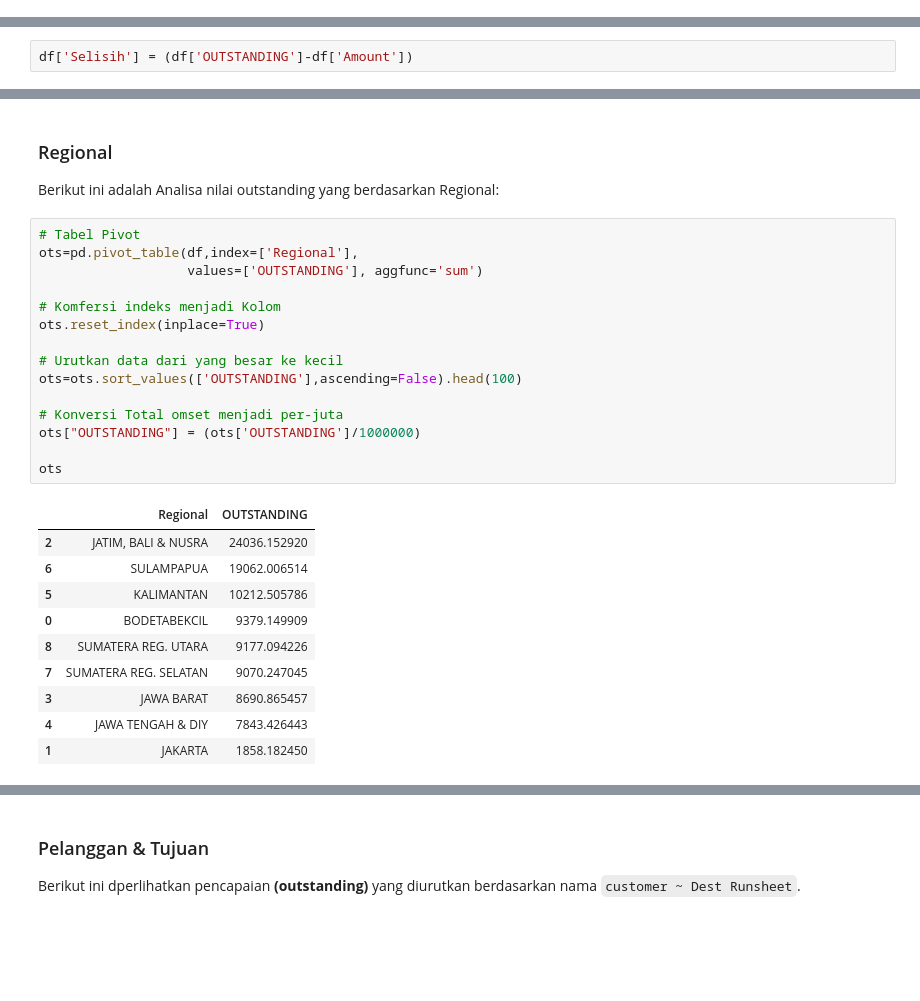
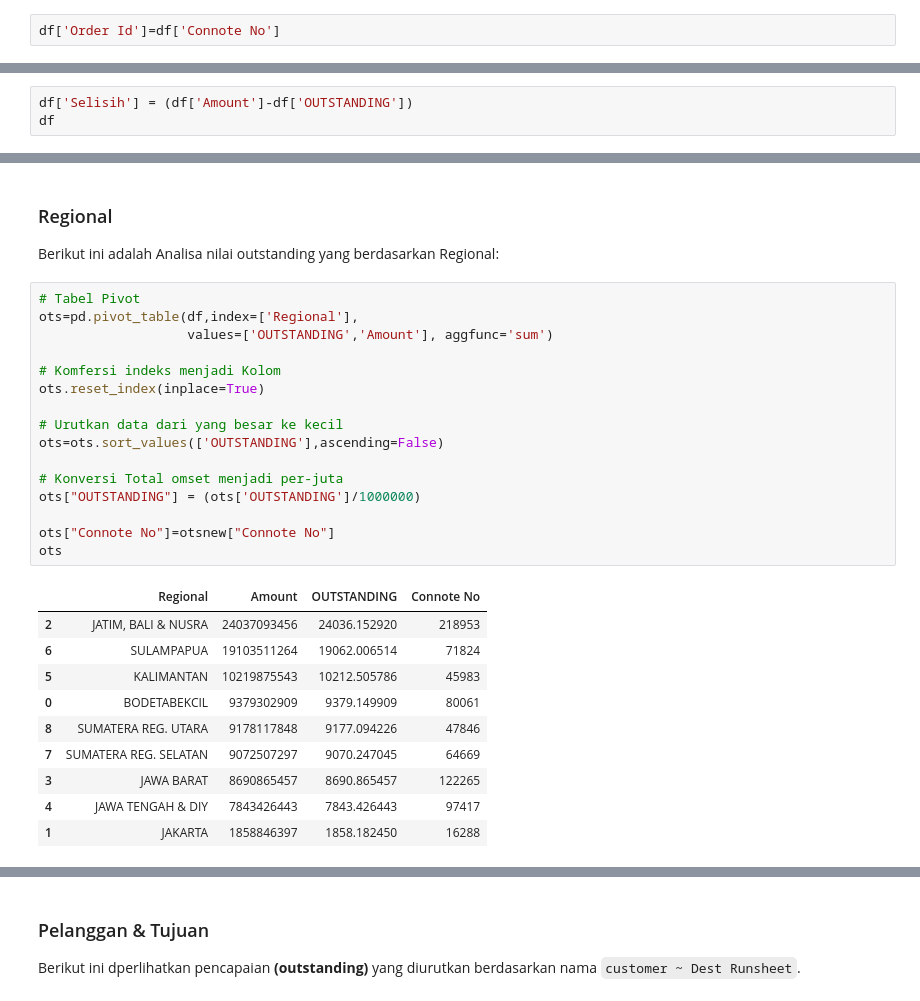
Before and after one commit to sainzdata/Py_JNE, a Jupyter notebook: 4_Mini_Project.ipynb, the cells around one changed output, grey strips where cells are left out. Drawn from its saved outputs; the diff is of its cells as text; blank space fills up the shorter version.

```diff
--- a/4_Mini_Project.ipynb
+++ b/4_Mini_Project.ipynb
@@ -190,6 +192,8 @@ dtype: int64
 ### Quiz 2
 
 Bagaimana jika anda ingin menggantikan semua nilai pada 'Order Id' adalah sama dengan 'Connote No'? Buatlah script anda menggunakan Python!
+# %%
+df['Order Id']=df['Connote No']
 # %% [markdown]
 ## Periksa Data Duplikat
 
@@ -359,4 +363,5 @@ Berikan pendapat (temuan) anda mengenai statistik deskriptif kategorikal diatas!
 
 Dalam analisis data terkadang kita perlu membuat kolom baru untuk menampung informasi yang lebih detail yang dapat membantu kita melihat lebih jauh tentang data yang sedang kita observasi. Untuk itu, pada tulisan ini, saya akan membahas cara menambahkan kolom baru pada dataframe pandas. Berikut ini dilakukan penambahan kolom baru untuk melihat `Selisih` nilai antara kolom `Amount` dan `OUTSTANDING`.
 # %%
-df['Selisih'] = (df['OUTSTANDING']-df['Amount'])
+df['Selisih'] = (df['Amount']-df['OUTSTANDING'])
+df
@@ -373,29 +392,30 @@ Berikut ini adalah Analisa nilai outstanding yang berdasarkan Regional:
 # %%
 # Tabel Pivot
 ots=pd.pivot_table(df,index=['Regional'],
-                   values=['OUTSTANDING'], aggfunc='sum')
+                   values=['OUTSTANDING','Amount'], aggfunc='sum')
 
 # Komfersi indeks menjadi Kolom
 ots.reset_index(inplace=True)
 
 # Urutkan data dari yang besar ke kecil
-ots=ots.sort_values(['OUTSTANDING'],ascending=False).head(100)
+ots=ots.sort_values(['OUTSTANDING'],ascending=False)
 
 # Konversi Total omset menjadi per-juta
 ots["OUTSTANDING"] = (ots['OUTSTANDING']/1000000)
 
+ots["Connote No"]=otsnew["Connote No"]
 ots
 # %% [output]
-|  | Regional | OUTSTANDING |
-| 2 | JATIM, BALI & NUSRA | 24036.152920 |
-| 6 | SULAMPAPUA | 19062.006514 |
-| 5 | KALIMANTAN | 10212.505786 |
-| 0 | BODETABEKCIL | 9379.149909 |
-| 8 | SUMATERA REG. UTARA | 9177.094226 |
-| 7 | SUMATERA REG. SELATAN | 9070.247045 |
-| 3 | JAWA BARAT | 8690.865457 |
-| 4 | JAWA TENGAH & DIY | 7843.426443 |
-| 1 | JAKARTA | 1858.182450 |
+|  | Regional | Amount | OUTSTANDING | Connote No |
+| 2 | JATIM, BALI & NUSRA | 24037093456 | 24036.152920 | 218953 |
+| 6 | SULAMPAPUA | 19103511264 | 19062.006514 | 71824 |
+| 5 | KALIMANTAN | 10219875543 | 10212.505786 | 45983 |
+| 0 | BODETABEKCIL | 9379302909 | 9379.149909 | 80061 |
+| 8 | SUMATERA REG. UTARA | 9178117848 | 9177.094226 | 47846 |
+| 7 | SUMATERA REG. SELATAN | 9072507297 | 9070.247045 | 64669 |
+| 3 | JAWA BARAT | 8690865457 | 8690.865457 | 122265 |
+| 4 | JAWA TENGAH & DIY | 7843426443 | 7843.426443 | 97417 |
+| 1 | JAKARTA | 1858846397 | 1858.182450 | 16288 |
 # %%
 # impor library yg dibutuhkan untuk visualisasi
 import plotly.express as px
```
Also changed, not shown: parts of 13 cells of this notebook, 23 other files.
